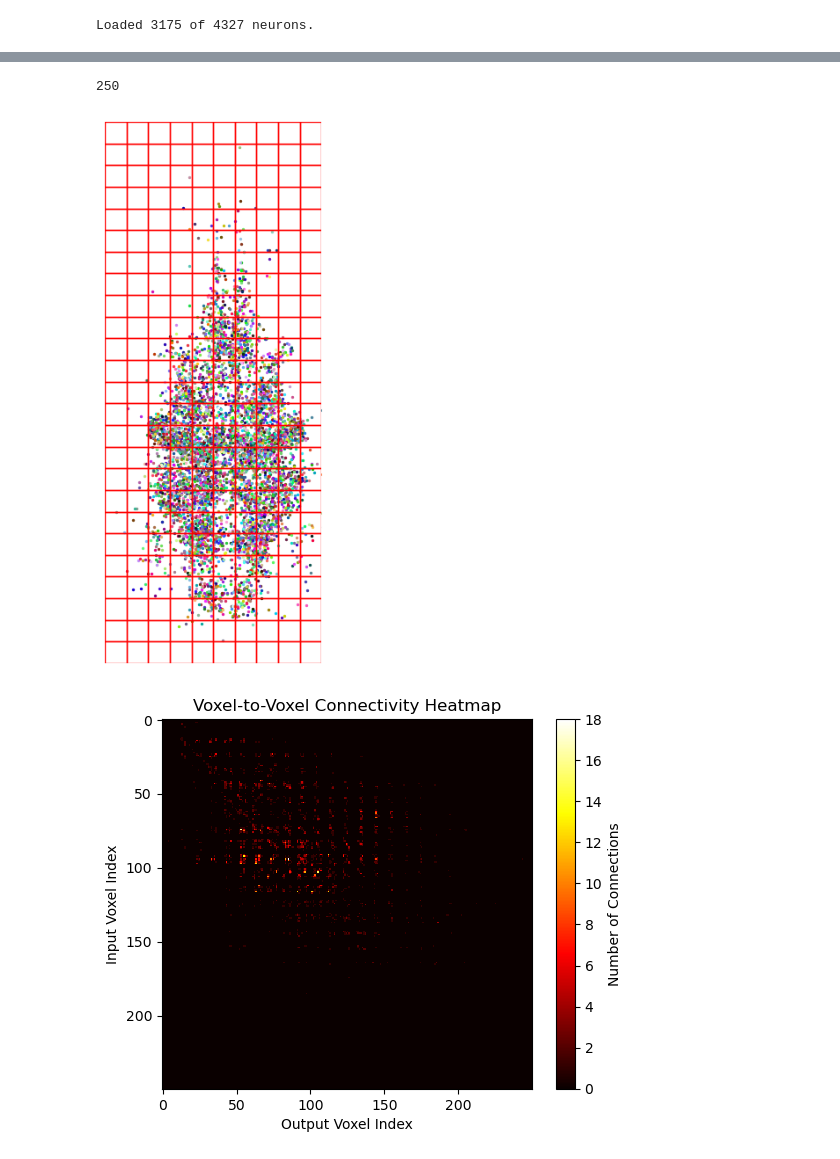
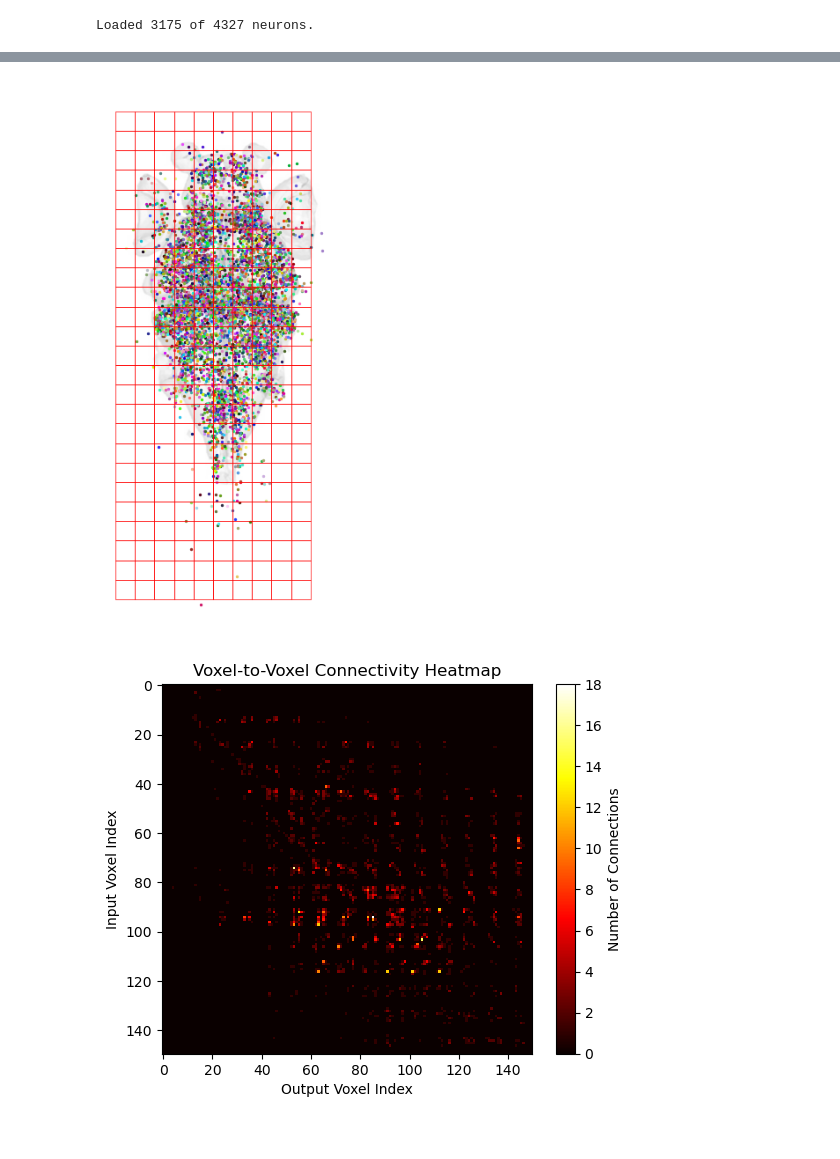
Before and after one commit to alinvdu/neuromorphic-connectome-approach, a Jupyter notebook: src/connectome/zebra_fish.ipynb, the cells around one changed output, grey strips where cells are left out. Drawn from its saved outputs; the diff is of its cells as text; code cells hidden in the pictures.

```diff
--- a/src/connectome/zebra_fish.ipynb
+++ b/src/connectome/zebra_fish.ipynb
@@ -102,5 +104,7 @@ ax.scatter(m.soma.center[0], m.soma.center[1], m.soma.center[2], s=10, color='r'
+# %%
+from matplotlib.image import imread
+bg_image = imread('zebra-fish-bg.png')
 # %%
-# Plotting the brain in 2D
 import random
 
 def random_color():
@@ -108,15 +112,19 @@ def random_color():
 
 # Plot all of the neurons together
 fig, ax = figure()
+left, right, bottom, top = 30, 550, 980, 60
+ax.imshow(bg_image, extent=[left, right, bottom, top])  # Set the extent to match the actual size of your plot
 for i, path in enumerate(neuron_paths):
+  # if i > 400:
+  #   break
   currentPath = path
   m = nm.load_morphology(currentPath) # load it's morphology
 
   try:
     color = random_color()
-    plot_morph(m,ax=ax, soma_outline=0, plane='xy', diameter_scale=None, color=color, linewidth=1.8, alpha=0.15)
+    plot_morph(m,ax=ax, soma_outline=0, plane='xy', diameter_scale=None, color=color, linewidth=0.5, alpha=0.8)
     #plt.scatter(m.points[:,0], m.points[:,1], color=color)
-    plt.scatter(m.soma.center[0], m.soma.center[1], s=1, color=color)
+    #plt.scatter(m.soma.center[0], m.soma.center[1], s=1, color=color)
   except ValueError as e:
     print(f"An error occurred with neuron: {e}")
     # Skip this neuron and continue with the next
@@ -206,7 +213,5 @@ for i, v in enumerate(inputs):
 # %%
-# Divide the brain into a 2d grid, plot whole brain and then the 2D grid on top
-# At the same time calculate connectivity matrix, where each value signifies a connection between input
-# and output
+# Divide the brain into a 3d grid
 import numpy as np
 import random
 import matplotlib.patches as patches
@@ -243,10 +248,9 @@ x_dim = int(max_X / cell_size) # for instance, 52 cells of size 10
 y_dim = int(max_Y / cell_size)
 z_dim = int(max_Z / cell_size)
 
-twoDBrain = np.zeros((x_dim, y_dim, z_dim))
+threeDBrain = np.zeros((x_dim, y_dim, z_dim))
 
 num_voxels = x_dim * y_dim
-print(num_voxels)
 connectivityMatrix = np.zeros((num_voxels, num_voxels))
 
 def voxel_to_index(x, y, x_dim):
@@ -260,13 +264,13 @@ for i, v in enumerate(inputs):
   i_y = int(input[1]/cell_size) - 1
   i_z = int(input[2]/cell_size) - 1
 
-  twoDBrain[i_x, i_y, i_z] += 1
+  threeDBrain[i_x, i_y, i_z] += 1
 
   o_x = int(output[0]/cell_size) - 1
   o_y = int(output[1]/cell_size) - 1
   o_z = int(output[2]/cell_size) - 1
 
-  twoDBrain[o_x, o_y, o_z] += 1
+  threeDBrain[o_x, o_y, o_z] += 1
 
   input_idx = voxel_to_index(i_x, i_y, x_dim)
   output_idx = voxel_to_index(o_x, o_y, x_dim)
@@ -274,51 +278,46 @@ for i, v in enumerate(inputs):
   connectivityMatrix[input_idx][output_idx] += 1
 
 fig, ax = figure()
+ax.imshow(bg_image, extent=[left, right, bottom, top])
 
 # draw the input,output so we can overlap over the cells
 for i, v in enumerate(inputs):
   p1 = inputs[i]
   p2 = outputs[i]
   # Define your points
   point1 = (p1[0], p1[1], p1[2])  # Replace with your point1 coordinates
   point2 = (p2[0], p2[1], p2[2])  # Replace with your point2 coordinates
   color = random_color()
 
   # Optionally, you can add markers for the points themselves
   ax.scatter([point1[0], point2[0]], [point1[1], point2[1]], color=color, s=2)
 
-# Iterate over the range of the dimensions
+#Iterate over the range of the dimensions
 for i in range(x_dim):
     for j in range(y_dim):
         # Calculate the bottom-left corner of each cell
         lower_left_x = i * cell_size
         lower_left_y = j * cell_size
 
         # Create a rectangle
-        rect = patches.Rectangle((lower_left_x, lower_left_y), cell_size, cell_size, linewidth=1, edgecolor='r', facecolor='none')
+        rect = patches.Rectangle((lower_left_x, lower_left_y), cell_size, cell_size, linewidth=0.5, edgecolor='r', facecolor='none')
 
         # Add the rectangle to the plot
         ax.add_patch(rect)
 
-# Set the limits of the axes based on the grid size
-ax.set_xlim(0, x_dim * cell_size)
-ax.set_ylim(0, y_dim * cell_size)
-
-# Set labels for the axes
+# # Set labels for the axes
 ax.set_xlabel('X')
 ax.set_ylabel('Y')
 
 plt.show()
 # %% [output]
-250
-[figure, old version]
+[figure, new version]
 # %%
-# Plot the connectivity map as a heat map
 #Create a figure and axis
 fig, ax = plt.subplots()
 
 # Create the heatmap
-cax = ax.imshow(connectivityMatrix, cmap='hot', interpolation='nearest')
+cax = ax.imshow(connectivityMatrix[:150, :150], vmin=0, vmax=18, cmap='hot', interpolation='nearest')
 
 # Add a color bar
 cbar = fig.colorbar(cax)
@@ -332,4 +331,4 @@ ax.set_title('Voxel-to-Voxel Connectivity Heatmap')
 # Show the plot
 plt.show()
 # %% [output]
-[figure, old version]
+[figure, new version]
```
Also changed, not shown: parts of 6 cells of this notebook, 1 other file.
